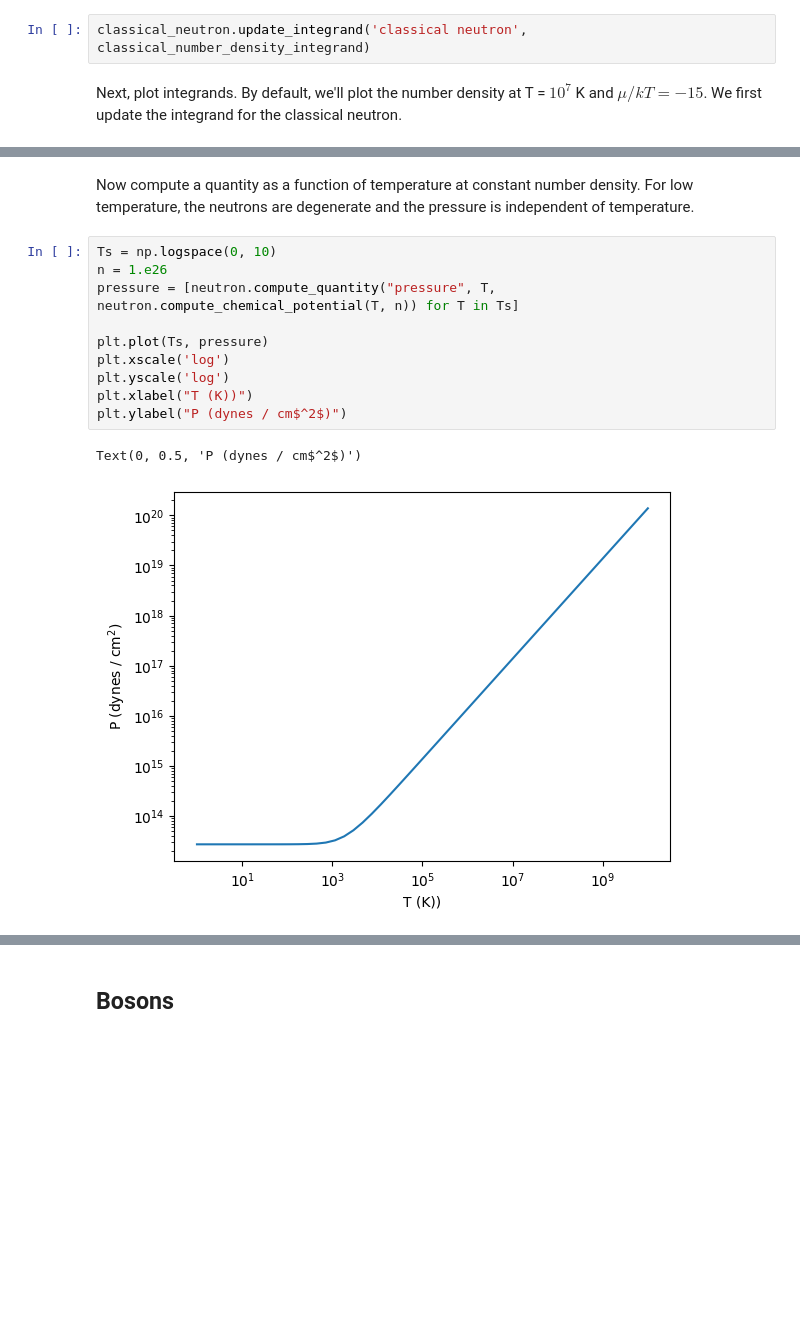
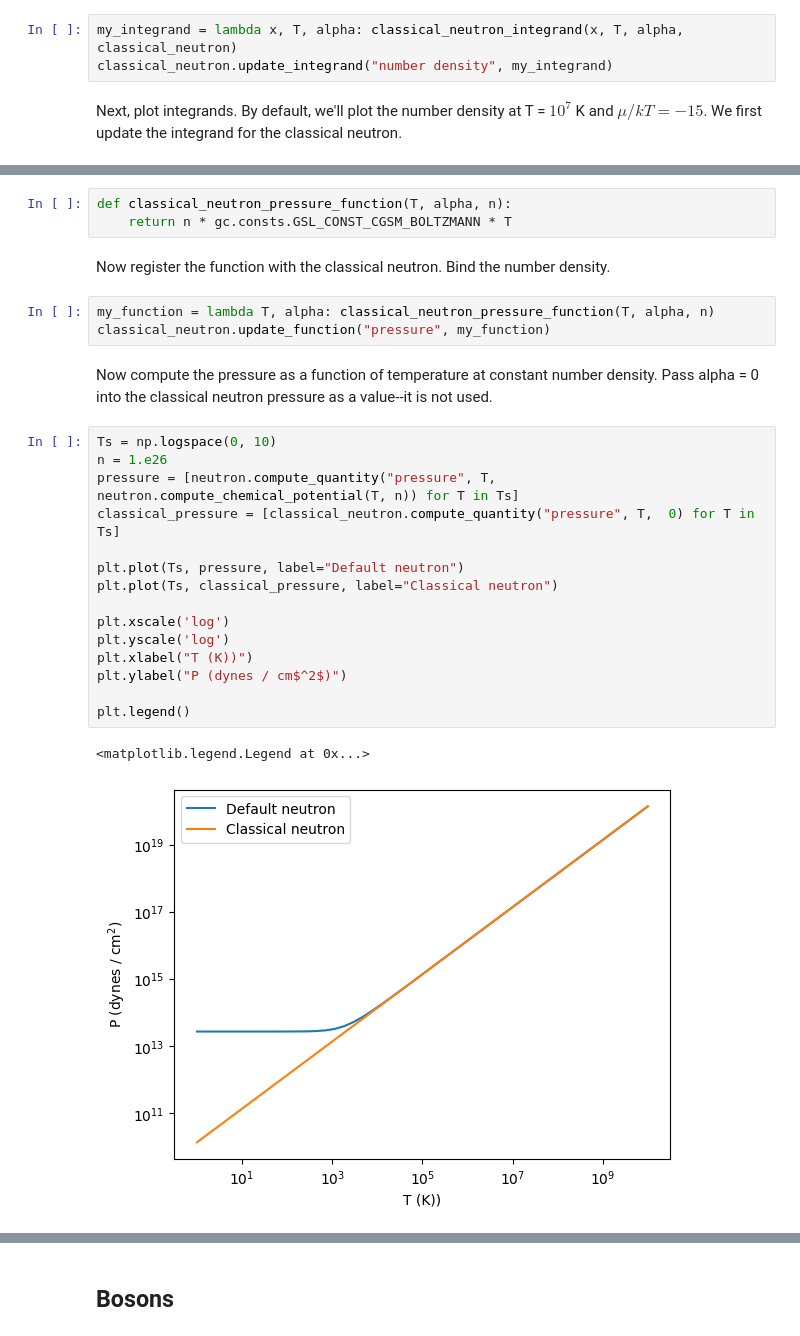
Before and after one commit to mbradle/wnstatmech, a Jupyter notebook: tutorial/wnstatmech_tutorial.ipynb, the cells around one changed output, grey strips where cells are left out. Saved outputs shown, nothing was run; the diff lists cells and outputs as text; blank space fills up the shorter version.

```diff
--- a/tutorial/wnstatmech_tutorial.ipynb
+++ b/tutorial/wnstatmech_tutorial.ipynb
@@ -134,5 +144,6 @@ Now register this integrand with the class neutron.
-# %%
-classical_neutron.update_integrand('classical neutron', classical_number_density_integrand)
+# %%
+my_integrand = lambda x, T, alpha: classical_neutron_integrand(x, T, alpha, classical_neutron)
+classical_neutron.update_integrand("number density", my_integrand)
 # %% [markdown]
 Next, plot integrands.  By default, we'll plot the number density at T = $10^7$ K and $\mu/kT = -15$.  We first update the integrand for the classical neutron.
 # %%
@@ -151,15 +168,28 @@ Text(0, 0.5, 'n(x)')
+# %%
+def classical_neutron_pressure_function(T, alpha, n):
+    return n * gc.consts.GSL_CONST_CGSM_BOLTZMANN * T
+# %% [markdown]
+Now register the function with the classical neutron.  Bind the number density.
+# %%
+my_function = lambda T, alpha: classical_neutron_pressure_function(T, alpha, n)
+classical_neutron.update_function("pressure", my_function)
 # %% [markdown]
-Now compute a quantity as a function of temperature at constant number density.  For low temperature, the neutrons are degenerate and the pressure is independent of temperature.
+Now compute the pressure as a function of temperature at constant number density.  Pass alpha = 0 into the classical neutron pressure as a value--it is not used.
 # %%
 Ts = np.logspace(0, 10)
 n = 1.e26
 pressure = [neutron.compute_quantity("pressure", T, neutron.compute_chemical_potential(T, n)) for T in Ts]
+classical_pressure = [classical_neutron.compute_quantity("pressure", T,  0) for T in Ts]
 
-plt.plot(Ts, pressure)
+plt.plot(Ts, pressure, label="Default neutron")
+plt.plot(Ts, classical_pressure, label="Classical neutron")
+
 plt.xscale('log')
 plt.yscale('log')
 plt.xlabel("T (K))")
 plt.ylabel("P (dynes / cm$^2$)")
+
+plt.legend()
 # %% [output]
-Text(0, 0.5, 'P (dynes / cm$^2$)')
+<matplotlib.legend.Legend at 0x...>
-[figure, old version]
+[figure, new version]
```
Also changed, not shown: parts of 21 cells of this notebook.
